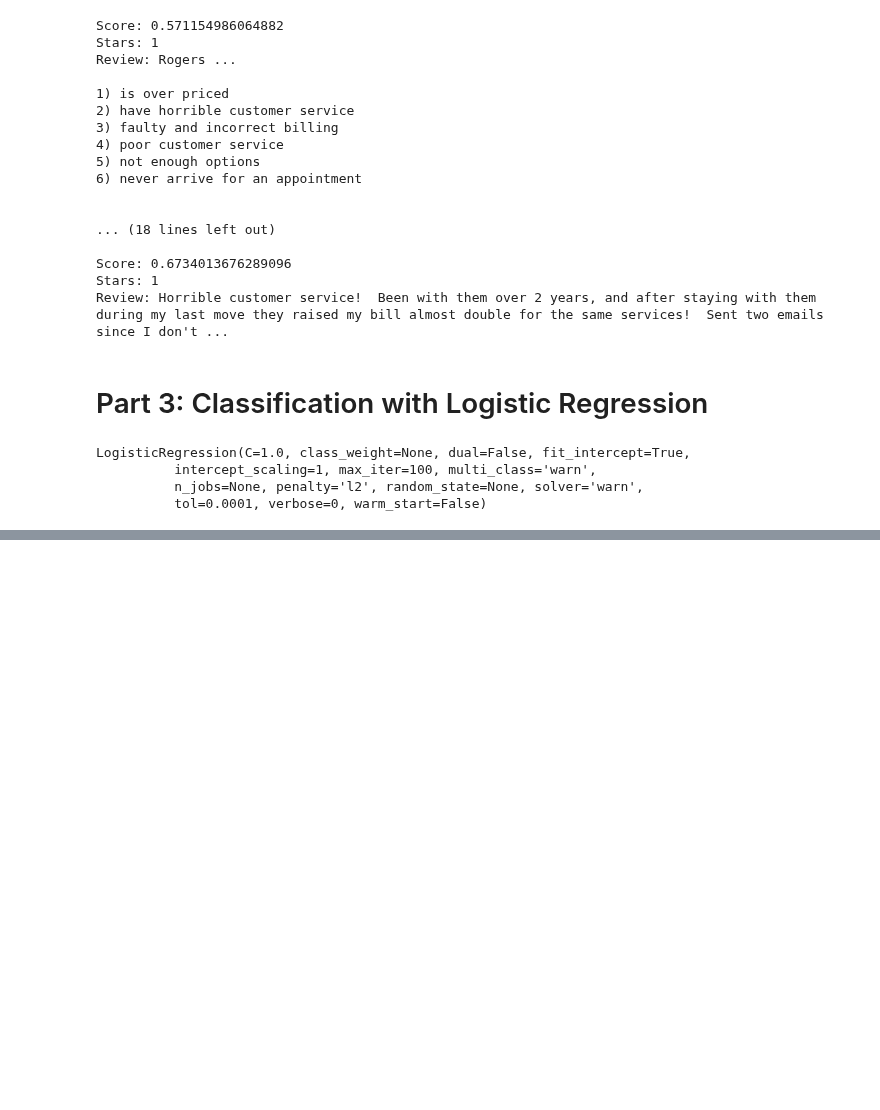
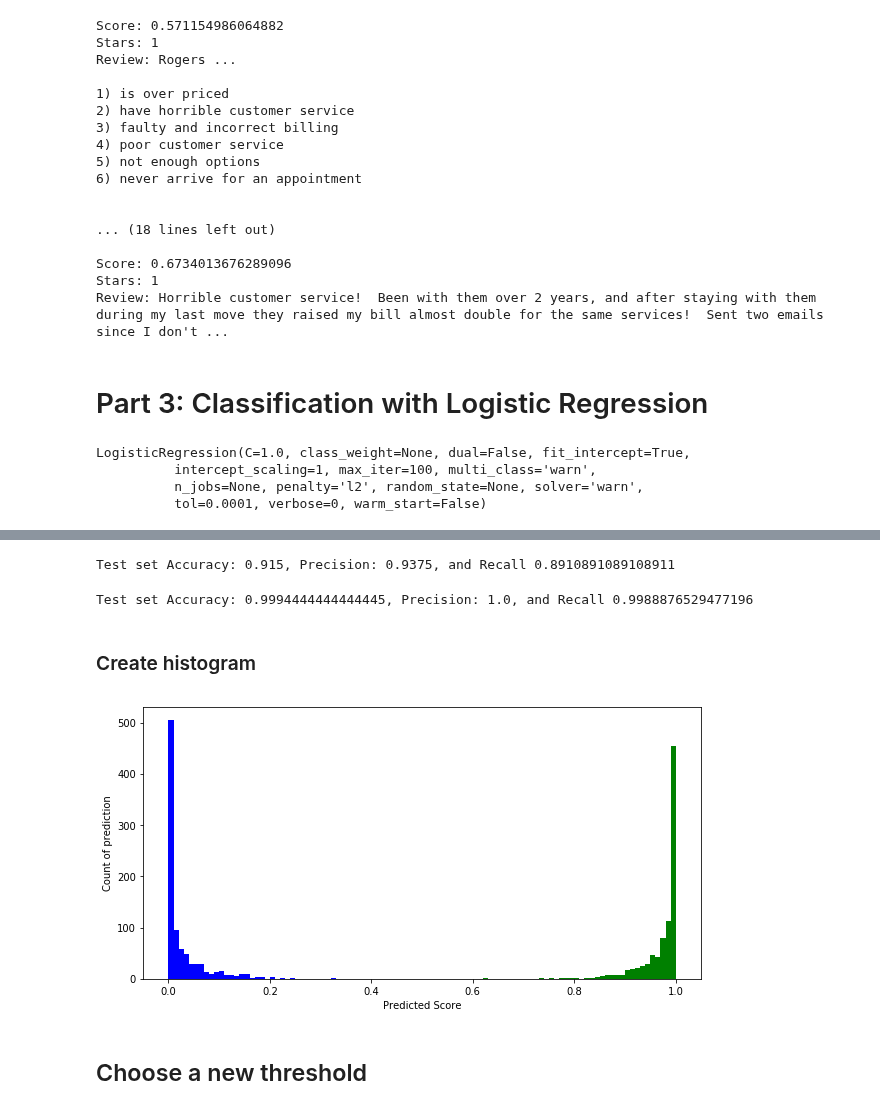
Before and after one commit to edgar971/cs-498-advanced-machine-learning, a Jupyter notebook: assignments/7-Text Bag-of-Words Search and Classification/assignment7.ipynb, the cells around one changed output, grey strips where cells are left out. Drawn from its saved outputs; the diff is of its cells as text; code cells hidden in the pictures; blank space fills up the shorter version.

```diff
--- a/assignments/7-Text Bag-of-Words Search and Classification/assignment7.ipynb
+++ b/assignments/7-Text Bag-of-Words Search and Classification/assignment7.ipynb
@@ -271,0 +270,33 @@ Recall: 0.8910891089108911
+# %%
+y_test_pred=logreg.predict(X_test)
+test_acc,test_prec,test_recall = getMetrics(y_test, y_test_pred)
+print(f"Test set Accuracy: {test_acc}, Precision: {test_prec}, and Recall {test_recall}")
+# %% [output]
+Test set Accuracy: 0.915, Precision: 0.9375, and Recall 0.8910891089108911
+# %%
+training_pred=logreg.predict(X_train)
+train_acc,train_prec,train_recall = getMetrics(y_train, training_pred)
+print(f"Test set Accuracy: {train_acc}, Precision: {train_prec}, and Recall {train_recall}")
+# %% [output]
+Test set Accuracy: 0.9994444444444445, Precision: 1.0, and Recall 0.9988876529477196
+# %% [markdown]
+### Create histogram
+# %%
+train_pred=np.array(logreg.predict_proba(X_train))
+# %%
+train_pred_pos = train_pred[:,1]
+# %%
+fig, ax = plt.subplots(figsize=(10, 5))
+N, bins, patches = ax.hist(train_pred_pos, bins=100, color='green')
+
+cutoff = int(len(patches) * .5)
+for idx in range(cutoff):
+    patches[idx].set_facecolor('blue')
+
+plt.xlabel("Predicted Score")
+plt.ylabel("Count of prediction")
+plt.show()
+# %% [output]
+[figure, added]
+# %% [markdown]
+## Choose a new threshold
```
Also changed, not shown: parts of 8 cells of this notebook.
